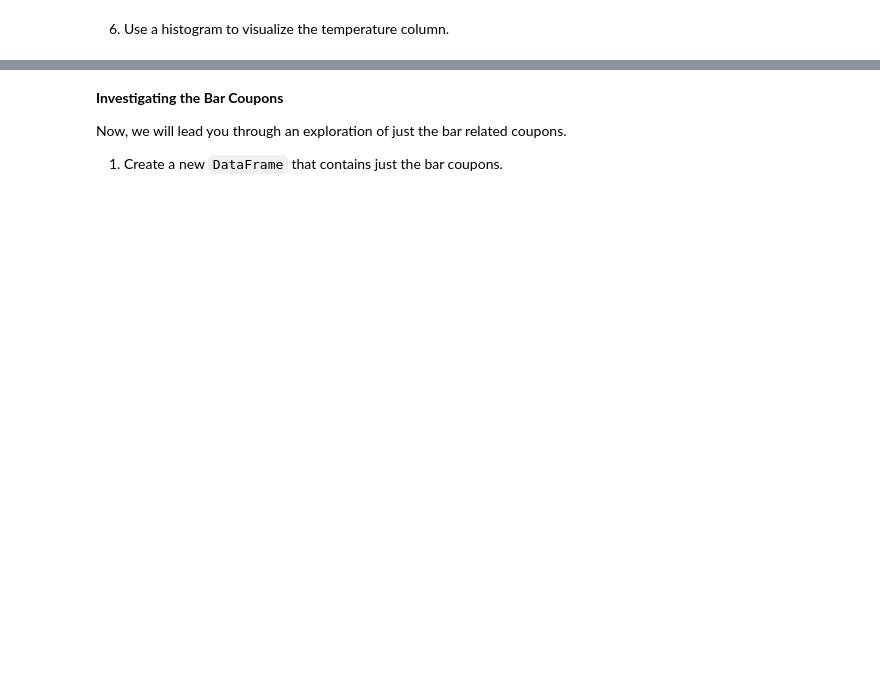
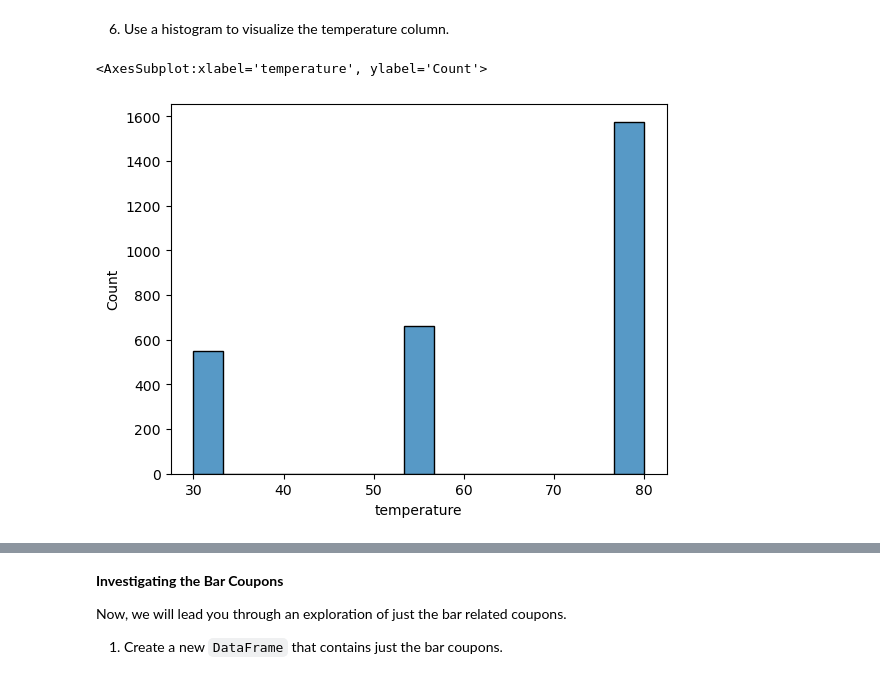
Before and after one commit to bwalsh125/assignment5_1, a Jupyter notebook: prompt.ipynb, the cells around one changed output, grey strips where cells are left out. Cells and saved outputs as stored; diff of their text form; code cells hidden in the pictures; blank space fills up the shorter version.

```diff
--- a/prompt.ipynb
+++ b/prompt.ipynb
@@ -182,2 +208,8 @@ KeyError: "['car'] not found in axis"
 # %% [markdown]
 6. Use a histogram to visualize the temperature column.
+# %%
+rest_lt20 = datac[datac['coupon'] == 'Restaurant(<20)']
+sns.histplot(data=rest_lt20, x='temperature')
+# %% [output]
+<AxesSubplot:xlabel='temperature', ylabel='Count'>
+[figure, added]
```
Also changed, not shown: parts of 13 cells of this notebook.
